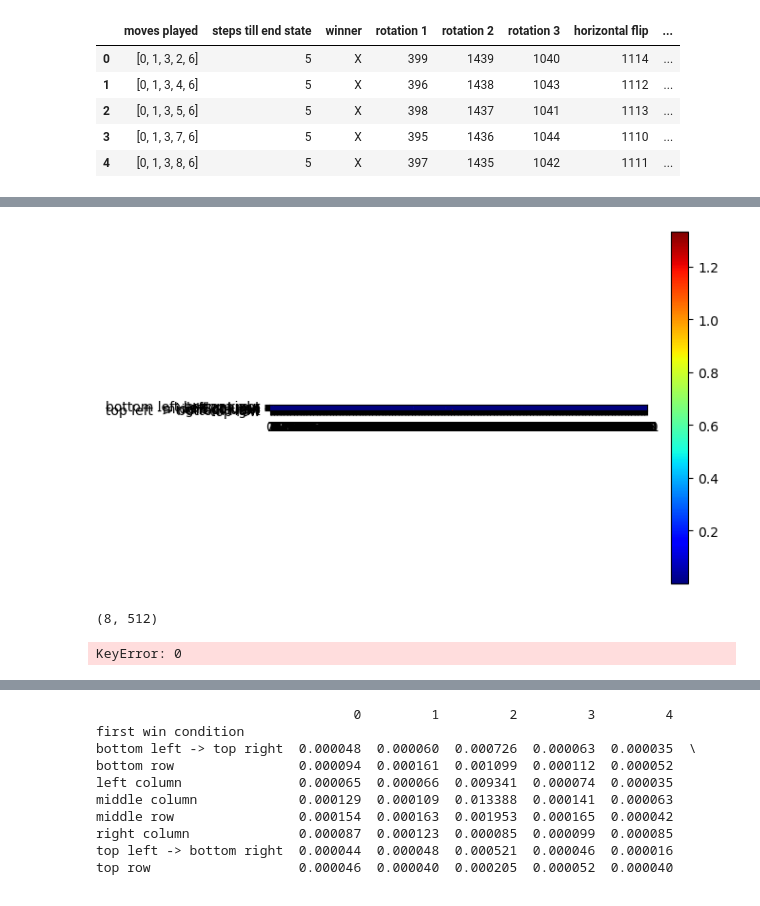
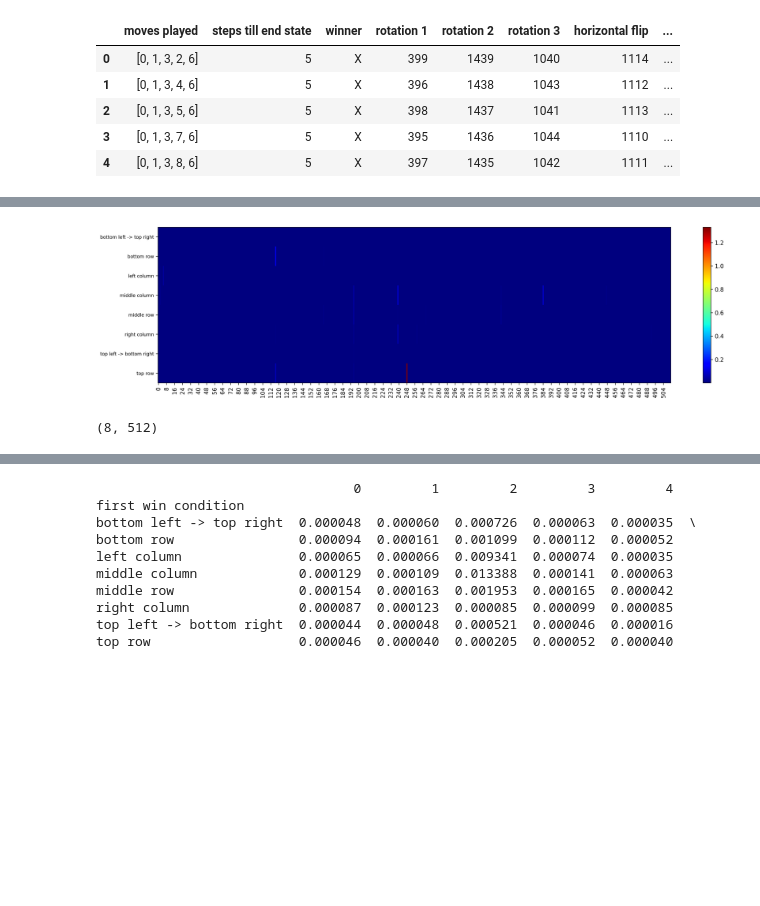
Before and after one commit to obayyub/Alphatoe, a Jupyter notebook: notebooks/230801_mlp_neuron_ablations.ipynb, the cells around one changed output, grey strips where cells are left out. Saved outputs shown, nothing was run; the diff lists cells and outputs as text; code cells hidden in the pictures; blank space fills up the shorter version.

```diff
--- a/notebooks/230801_mlp_neuron_ablations.ipynb
+++ b/notebooks/230801_mlp_neuron_ablations.ipynb
@@ -186,23 +189,24 @@ df_ablation_losses.head()
 # %%
+#figure size
+plt.rcParams["figure.figsize"] = (20, 5)
+plt.rcParams["figure.dpi"] = 300
 grouped = df_ablation_losses.groupby(["first win condition"])
-plt.imshow(grouped.mean(), cmap="jet", interpolation="nearest")
+plt.imshow(grouped.mean(), cmap="jet", interpolation="nearest",aspect='auto')
 plt.colorbar()
 # legend
-plt.xticks(np.arange(0, 512), labels=grouped.mean().columns)
+plt.xticks(np.arange(0, 512, 8), labels=grouped.mean().columns[::8]);
 # yticks
-plt.yticks(np.arange(0, 8), labels=grouped.mean().index)
-# dpi
-plt.rcParams["figure.dpi"] = 150
+plt.yticks(np.arange(0, 8), labels=grouped.mean().index);
+#y tick size
+plt.tick_params(axis='y', which='major', labelsize=8)
+#tilt x ticks
+plt.xticks(rotation=90);
 # %% [output]
-[figure, old version]
+[figure, new version]
 # %%
 grouped.mean().shape
 # %% [output]
 (8, 512)
-# %%
-groupedp.mean()[0]
-# %% [output]
-KeyError: 0
 # %%
 plt.figure(figsize=(20, 10))
 data = grouped.mean()
```
Also changed, not shown: parts of 3 cells of this notebook, 2 other files.
